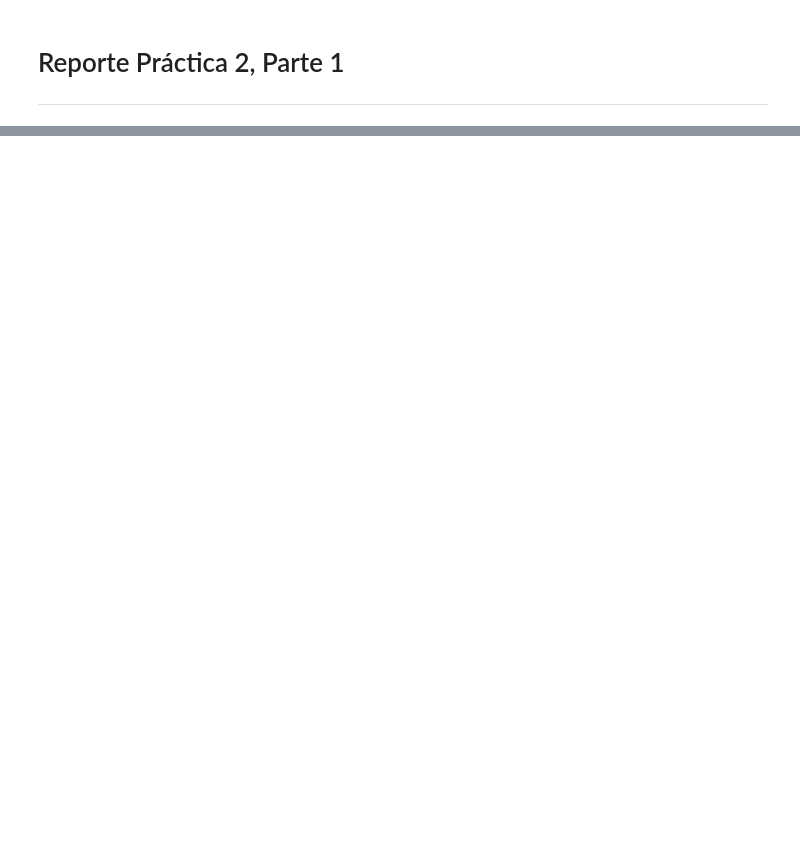
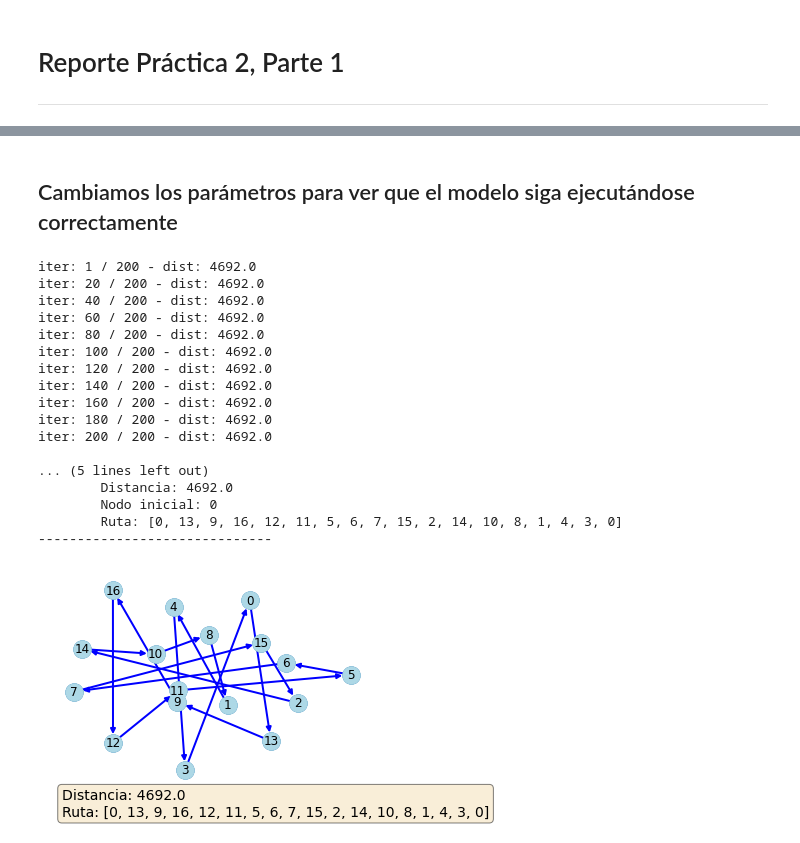
Before and after one commit to optimizacion-2-2021-1-gh-classroom/practica-2-primera-parte-ltejadal, a Jupyter notebook: reporte_equipo_10_parte_1_practica_2.ipynb, the cells around one changed output, grey strips where cells are left out. Cells and saved outputs as stored; diff of their text form; code cells hidden in the pictures; blank space fills up the shorter version.

```diff
--- a/reporte_equipo_10_parte_1_practica_2.ipynb
+++ b/reporte_equipo_10_parte_1_practica_2.ipynb
@@ -28,0 +58,24 @@ FileNotFoundError: [Errno 2] No such file or directory: 'datasets/gr17.tsp'
+# %% [markdown]
+## Cambiamos los parámetros para ver que el modelo siga ejecutándose correctamente
+# %%
+# antcolony
+ruta, dist = ant_colony(G, dic_dists, init=0, ants=3, max_iter=200, verbose=20)
+# %% [output]
+iter: 1 / 200 - dist: 4692.0
+iter: 20 / 200 - dist: 4692.0
+iter: 40 / 200 - dist: 4692.0
+iter: 60 / 200 - dist: 4692.0
+iter: 80 / 200 - dist: 4692.0
+iter: 100 / 200 - dist: 4692.0
+iter: 120 / 200 - dist: 4692.0
+iter: 140 / 200 - dist: 4692.0
+iter: 160 / 200 - dist: 4692.0
+iter: 180 / 200 - dist: 4692.0
+iter: 200 / 200 - dist: 4692.0
+
+... (5 lines left out)
+        Distancia: 4692.0
+        Nodo inicial: 0
+        Ruta: [0, 13, 9, 16, 12, 11, 5, 6, 7, 15, 2, 14, 10, 8, 1, 4, 3, 0]
+------------------------------
+[figure, added]
```
Also changed, not shown: parts of 9 cells of this notebook.
